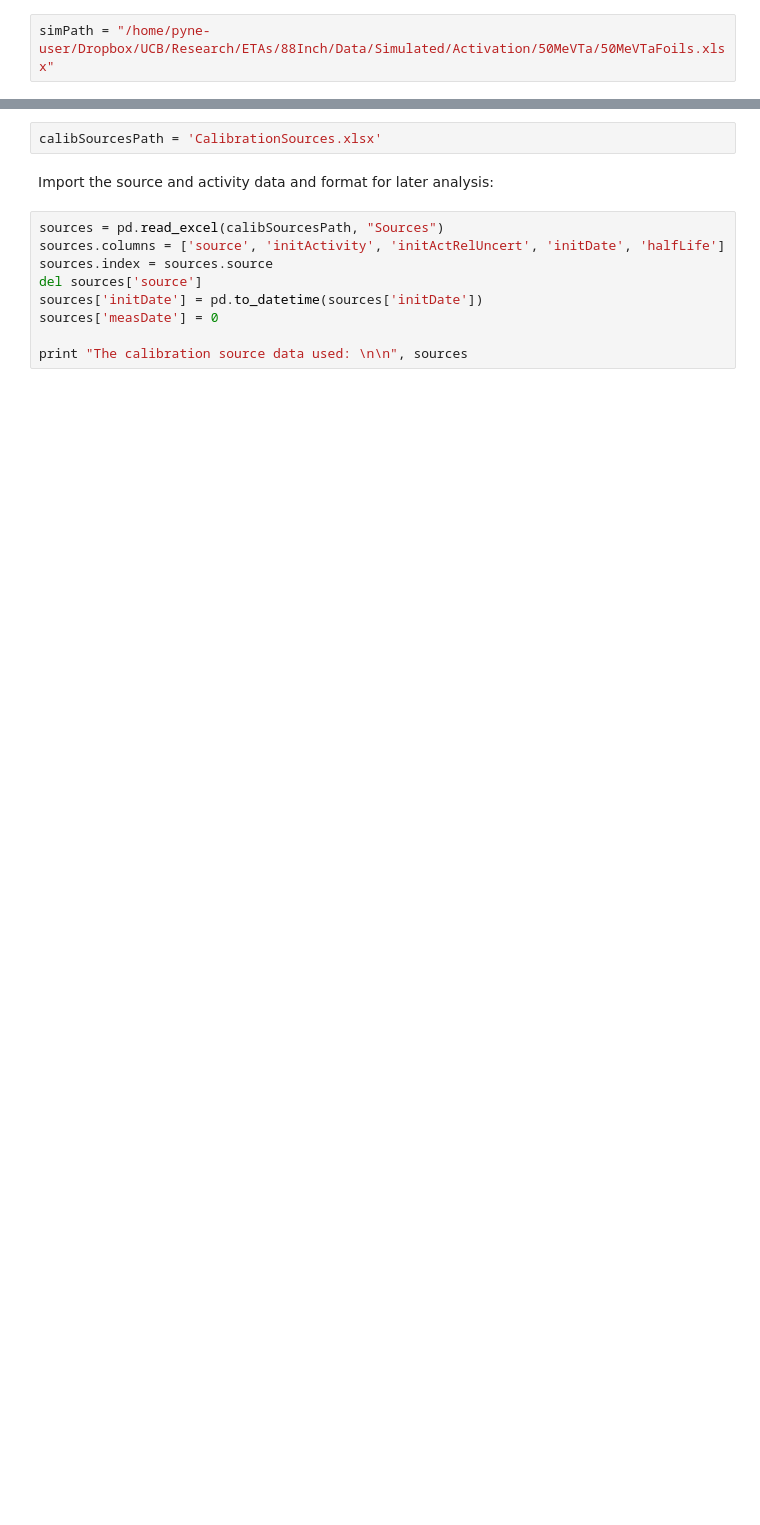
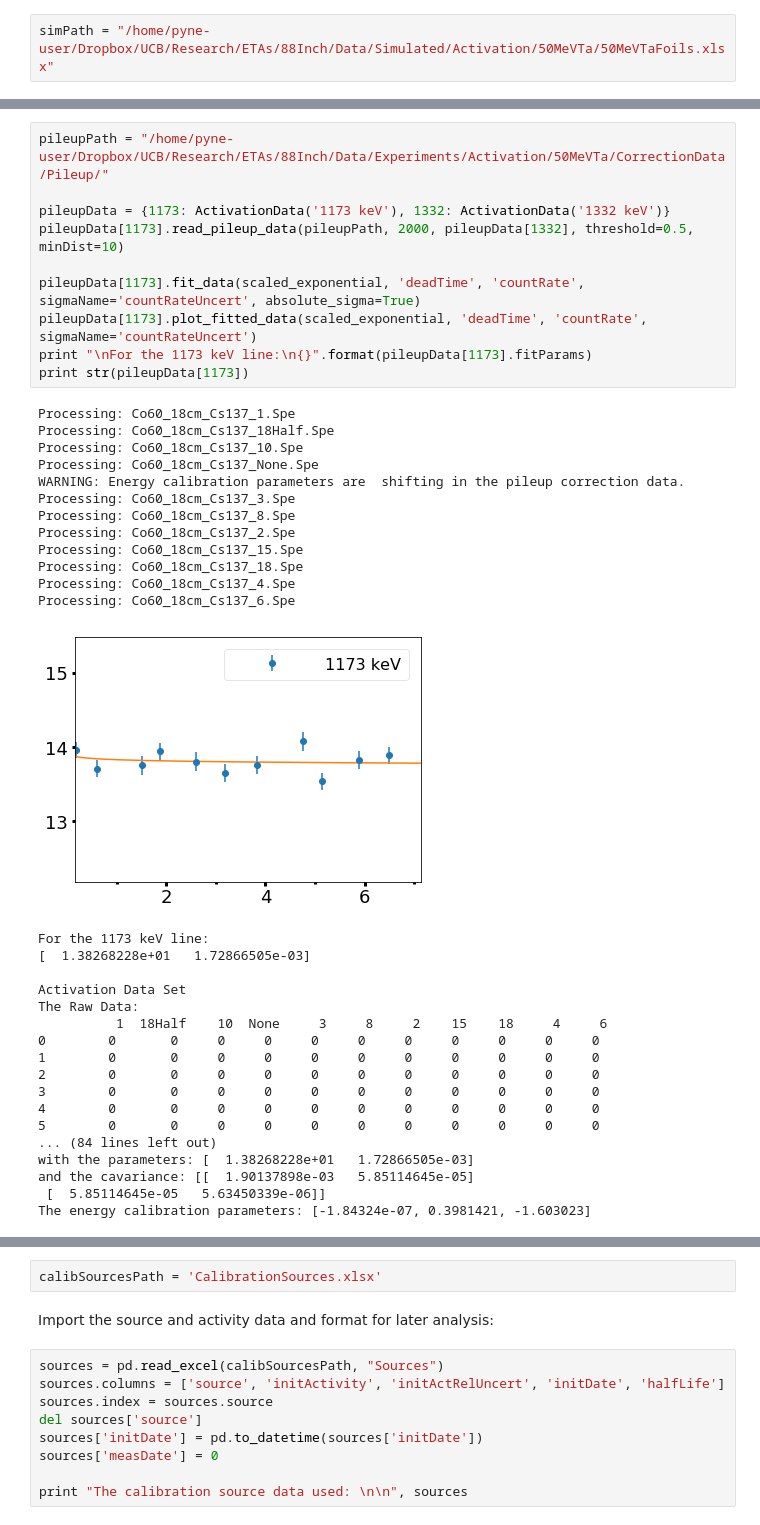
Before and after one commit to 2lambda123/88_Data, a Jupyter notebook: Experiments/Activation/50MeVTa/50MeVTaActivationAnalysis.ipynb, the cells around one changed output, grey strips where cells are left out. Cells and saved outputs as stored; diff of their text form; blank space fills up the shorter version.

Commit message:
Coincident summing correction test data

```diff
--- a/Experiments/Activation/50MeVTa/50MeVTaActivationAnalysis.ipynb
+++ b/Experiments/Activation/50MeVTa/50MeVTaActivationAnalysis.ipynb
@@ -104,0 +64,41 @@ This data, along with the initial activity and decay information, is also locate
+# %%
+pileupPath = "/home/pyne-user/Dropbox/UCB/Research/ETAs/88Inch/Data/Experiments/Activation/50MeVTa/CorrectionData/Pileup/"
+
+pileupData = {1173: ActivationData('1173 keV'), 1332: ActivationData('1332 keV')}
+pileupData[1173].read_pileup_data(pileupPath, 2000, pileupData[1332], threshold=0.5, minDist=10)
+
+pileupData[1173].fit_data(scaled_exponential, 'deadTime', 'countRate', sigmaName='countRateUncert', absolute_sigma=True)
+pileupData[1173].plot_fitted_data(scaled_exponential, 'deadTime', 'countRate', sigmaName='countRateUncert')
+print "\nFor the 1173 keV line:\n{}".format(pileupData[1173].fitParams)
+print str(pileupData[1173])
+# %% [output]
+Processing: Co60_18cm_Cs137_1.Spe
+Processing: Co60_18cm_Cs137_18Half.Spe
+Processing: Co60_18cm_Cs137_10.Spe
+Processing: Co60_18cm_Cs137_None.Spe
+WARNING: Energy calibration parameters are  shifting in the pileup correction data.
+Processing: Co60_18cm_Cs137_3.Spe
+Processing: Co60_18cm_Cs137_8.Spe
+Processing: Co60_18cm_Cs137_2.Spe
+Processing: Co60_18cm_Cs137_15.Spe
+Processing: Co60_18cm_Cs137_18.Spe
+Processing: Co60_18cm_Cs137_4.Spe
+Processing: Co60_18cm_Cs137_6.Spe
+[figure, added]
+For the 1173 keV line:
+[  1.38268228e+01   1.72866505e-03]
+
+Activation Data Set
+The Raw Data:
+          1  18Half    10  None     3     8     2    15    18     4     6
+0        0       0     0     0     0     0     0     0     0     0     0
+1        0       0     0     0     0     0     0     0     0     0     0
+2        0       0     0     0     0     0     0     0     0     0     0
+3        0       0     0     0     0     0     0     0     0     0     0
+4        0       0     0     0     0     0     0     0     0     0     0
+5        0       0     0     0     0     0     0     0     0     0     0
+... (84 lines left out)
+with the parameters: [  1.38268228e+01   1.72866505e-03]
+and the cavariance: [[  1.90137898e-03   5.85114645e-05]
+ [  5.85114645e-05   5.63450339e-06]]
+The energy calibration parameters: [-1.84324e-07, 0.3981421, -1.603023]
```
Also changed, not shown: parts of 19 cells of this notebook, 14 other files.
